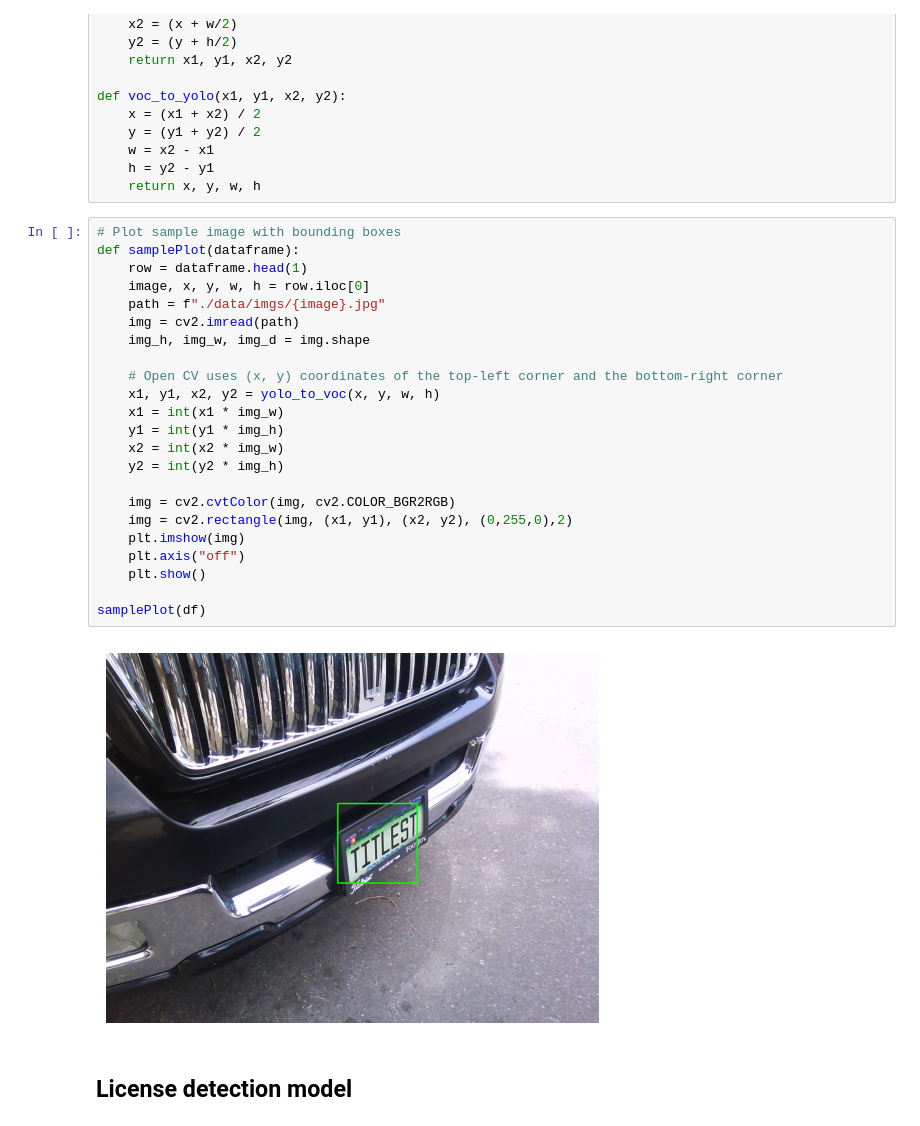
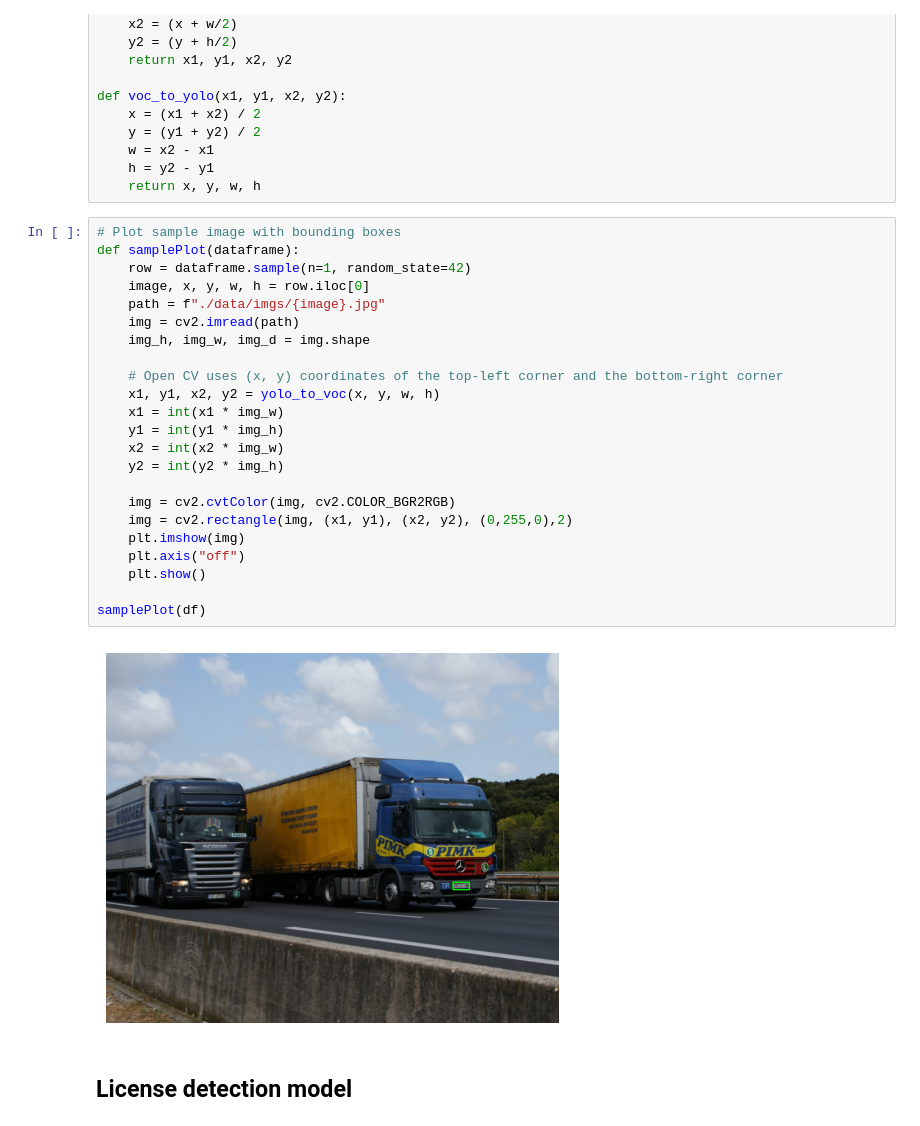
Before and after one commit to Gabmelom/plate-vision, a Jupyter notebook: plate-vision.ipynb, the cells around one changed output. Cells and saved outputs as stored; diff of their text form.

```diff
--- a/plate-vision.ipynb
+++ b/plate-vision.ipynb
@@ -184,28 +186,28 @@ def voc_to_yolo(x1, y1, x2, y2):
 # %%
 # Plot sample image with bounding boxes
 def samplePlot(dataframe):
-    row = dataframe.head(1)
+    row = dataframe.sample(n=1, random_state=42)
     image, x, y, w, h = row.iloc[0]
     path = f"./data/imgs/{image}.jpg"
     img = cv2.imread(path)
     img_h, img_w, img_d = img.shape
 
     # Open CV uses (x, y) coordinates of the top-left corner and the bottom-right corner
     x1, y1, x2, y2 = yolo_to_voc(x, y, w, h)
     x1 = int(x1 * img_w)
     y1 = int(y1 * img_h)
     x2 = int(x2 * img_w)
     y2 = int(y2 * img_h)
 
     img = cv2.cvtColor(img, cv2.COLOR_BGR2RGB)
     img = cv2.rectangle(img, (x1, y1), (x2, y2), (0,255,0),2)
     plt.imshow(img)
     plt.axis("off")
     plt.show()
 
 samplePlot(df)
 # %% [output]
-[figure, old version]
+[figure, new version]
 # %% [markdown]
 ## License detection model
 # %%
```
Also changed, not shown: parts of 15 cells of this notebook, 1 other file.
